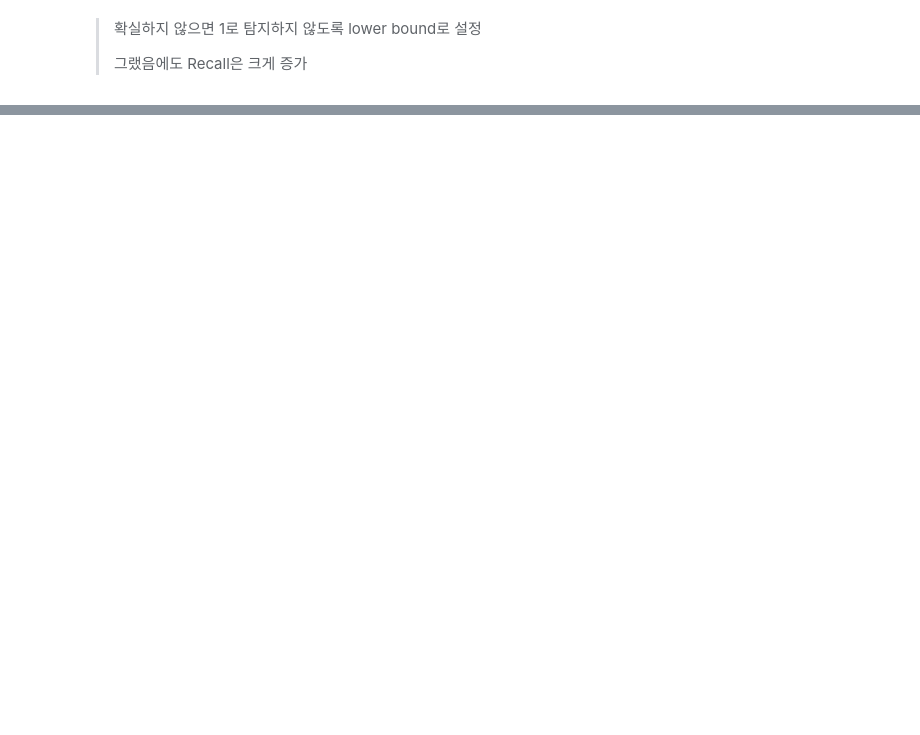
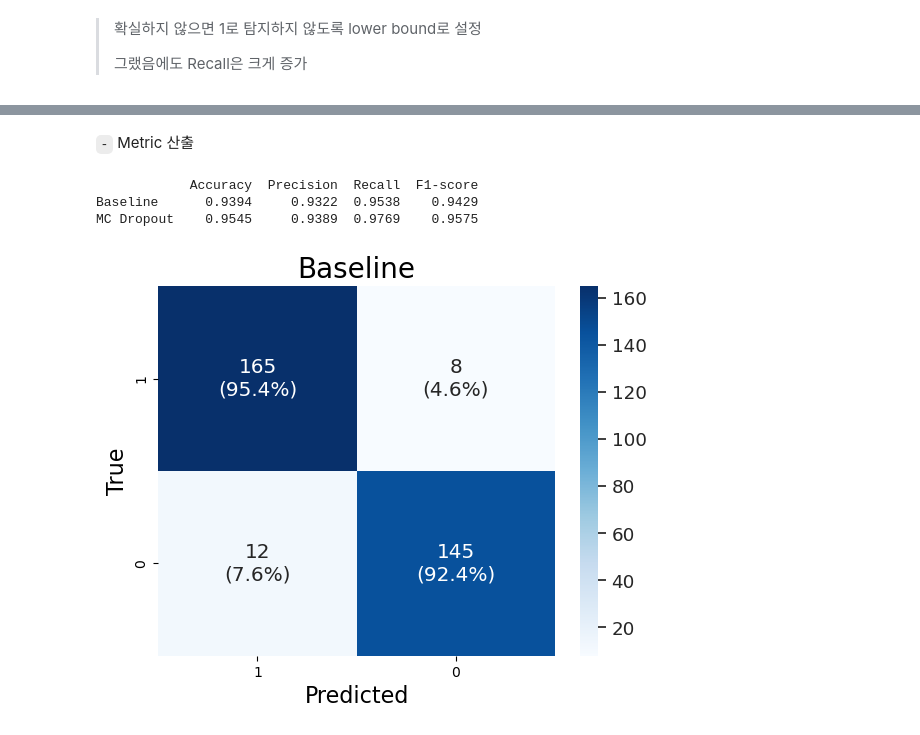
Before and after one commit to HollyRiver/AP2025, a Jupyter notebook: course/after-midterm/project/mc_dropout.ipynb, the cells around one changed output, grey strips where cells are left out. Drawn from its saved outputs; the diff is of its cells as text; code cells hidden in the pictures; blank space fills up the shorter version.

```diff
--- a/course/after-midterm/project/mc_dropout.ipynb
+++ b/course/after-midterm/project/mc_dropout.ipynb
@@ -677,0 +708,60 @@ df_mc.loc[(df_mc.Pred > 0.5) != df_mc["True"]]
+# %%
+base_result = pd.read_csv("result/Baseline_result.csv")
+mc_result = pd.read_csv("result/MC_result.csv")
+# %% [markdown]
+`-` Metric 산출
+# %%
+# 데이터 병합
+df = base_result.copy()
+df['MC_Pred'] = mc_result['Pred']
+
+# 확률 -> 이진 분류로 변환
+df["Base_bin"] = (df.Pred > 0.5).astype(int)
+df["MC_bin"] = (df.MC_Pred > 0.5).astype(int)
+# %%
+# 모델 분류 성능 요약
+def compute_metrics(y_true, y_pred):
+    metrics = {
+        'Accuracy': accuracy_score(y_true, y_pred),
+        'Precision': precision_score(y_true, y_pred),
+        'Recall': recall_score(y_true, y_pred),
+        'F1-score': f1_score(y_true, y_pred)
+    }
+    return metrics
+
+baseline_metrics = compute_metrics(df['True'], df['Base_bin'])
+mc_metrics = compute_metrics(df['True'], df['MC_bin'])
+
+# 결과를 DataFrame으로
+metrics_df = pd.DataFrame([baseline_metrics, mc_metrics], index=['Baseline','MC Dropout']).round(4)
+print(metrics_df)
+# %% [output]
+            Accuracy  Precision  Recall  F1-score
+Baseline      0.9394     0.9322  0.9538    0.9429
+MC Dropout    0.9545     0.9389  0.9769    0.9575
+# %%
+# Baseline 모델 혼동행렬
+cm = confusion_matrix(df['True'], df['Base_bin'], labels = [1, 0])
+cm_norm = cm / cm.sum(axis=1, keepdims=True)
+
+# 정수값 + 비율 표시
+annot = np.empty_like(cm).astype(str)
+for i in range(cm.shape[0]):
+    for j in range(cm.shape[1]):
+        annot[i, j] = f"{cm[i,j]}\n({cm_norm[i,j]*100:.1f}%)"
+
+ax = plt.subplot()
+sns.set(font_scale=1.2) # Adjust to fit
+sns.heatmap(cm,
+            annot=annot,
+            fmt='',
+            cmap='Blues')
+
+plt.title("Baseline", fontsize = 20)
+plt.xlabel("Predicted", fontsize = 16)
+plt.ylabel("True", fontsize = 16)
+plt.xticks([0.5,1.5],["1","0"])
+plt.yticks([0.5,1.5],["1","0"])
+plt.savefig("fig/confusion_Baseline.png", dpi = 300)
+# %% [output]
+[figure, added]
```
Also changed, not shown: parts of 11 cells of this notebook, 7 other files.
